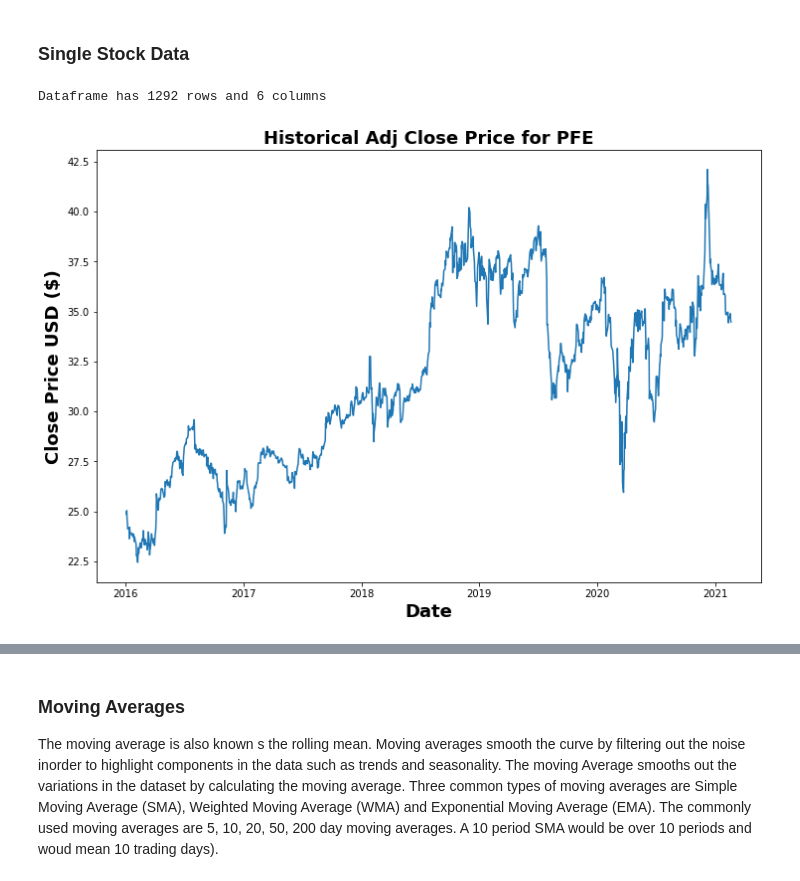
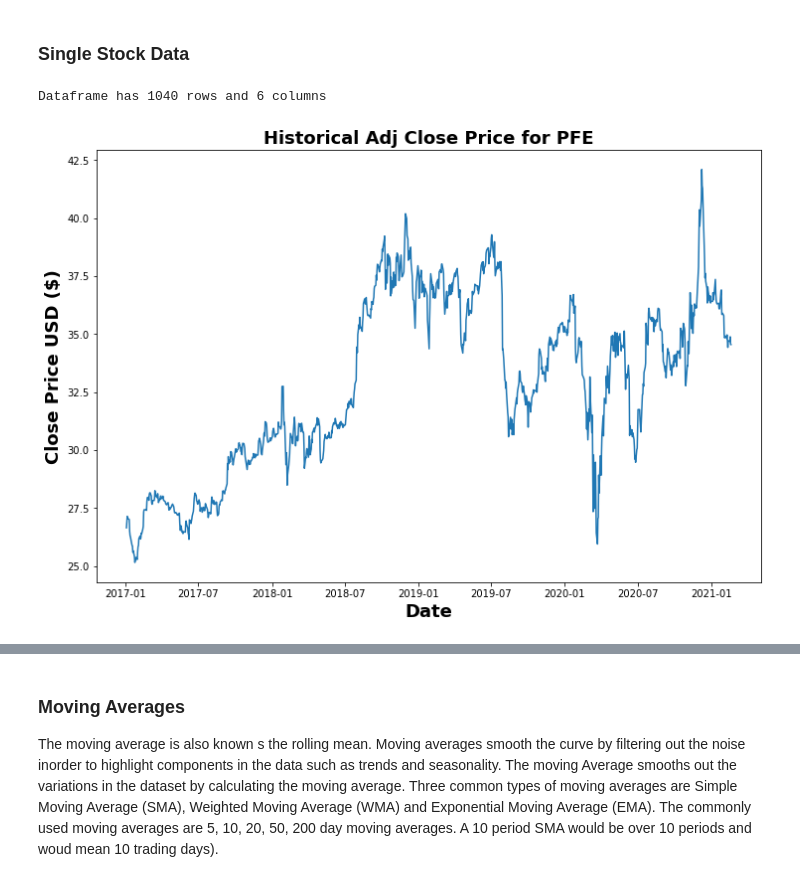
Before and after one commit to davidrtorres/Model-5-Stock-Price-Forecasting, a Jupyter notebook: Capstone_2_17_21-Working Draft.ipynb, the cells around one changed output, grey strips where cells are left out. Drawn from its saved outputs; the diff is of its cells as text; code cells hidden in the pictures.

```diff
--- a/Capstone_2_17_21-Working Draft.ipynb
+++ b/Capstone_2_17_21-Working Draft.ipynb
@@ -146,10 +148,10 @@ def single_stock_data(symbol, start,end=None,plot=True,stock_value='Adj Close'):
 # %%
 start='01-01-2019'
 end='today'
-pfe_stock = single_stock_data('PFE', start='01-01-2016',end='today',plot=True,stock_value='Adj Close')
+pfe_stock = single_stock_data('PFE', start='01-01-2017',end='today',plot=True,stock_value='Adj Close')
 # %% [output]
-Dataframe has 1292 rows and 6 columns
+Dataframe has 1040 rows and 6 columns
-[figure, old version]
+[figure, new version]
 # %%
 #pfe_stock.to_csv('pfe_stock')
 pfe_stock_data = pd.read_csv('pfe_stock', parse_dates=True, index_col='Date')
```
Also changed, not shown: parts of 57 cells of this notebook, 1 other file.
